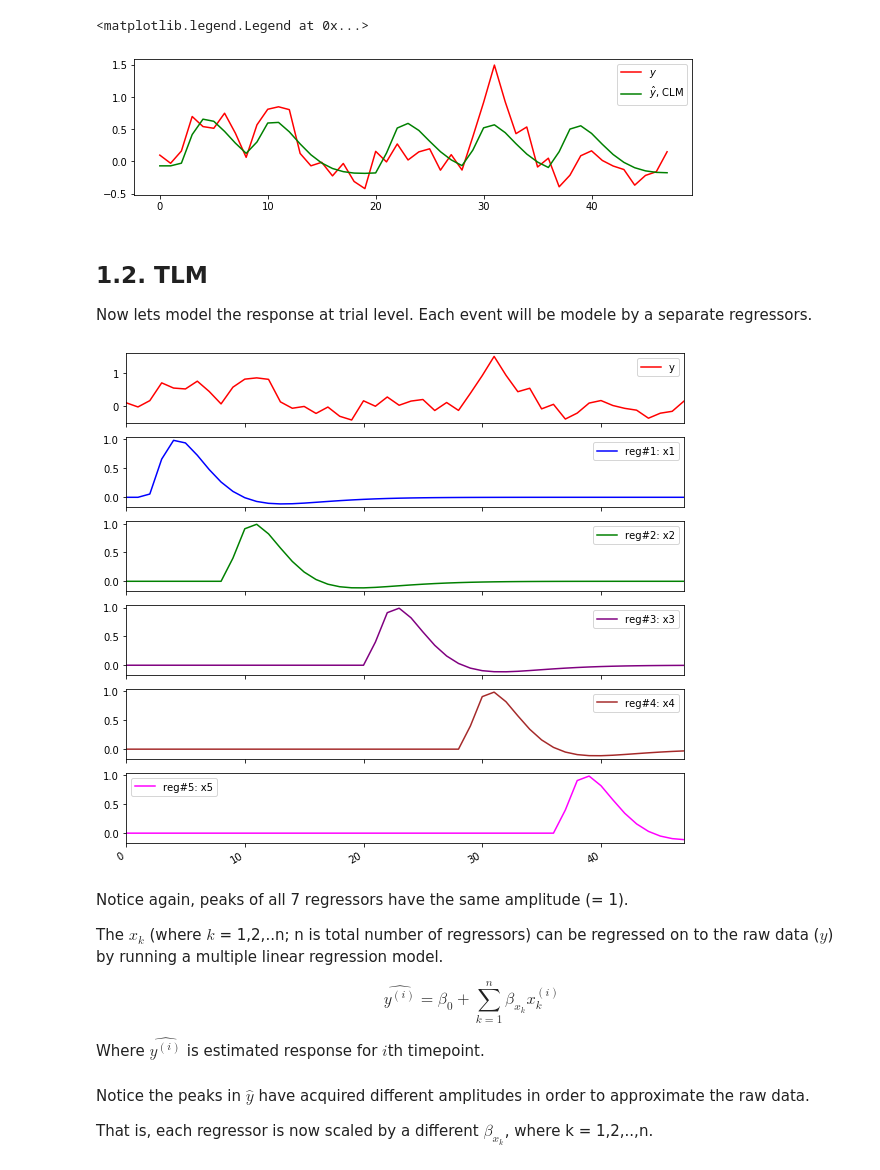
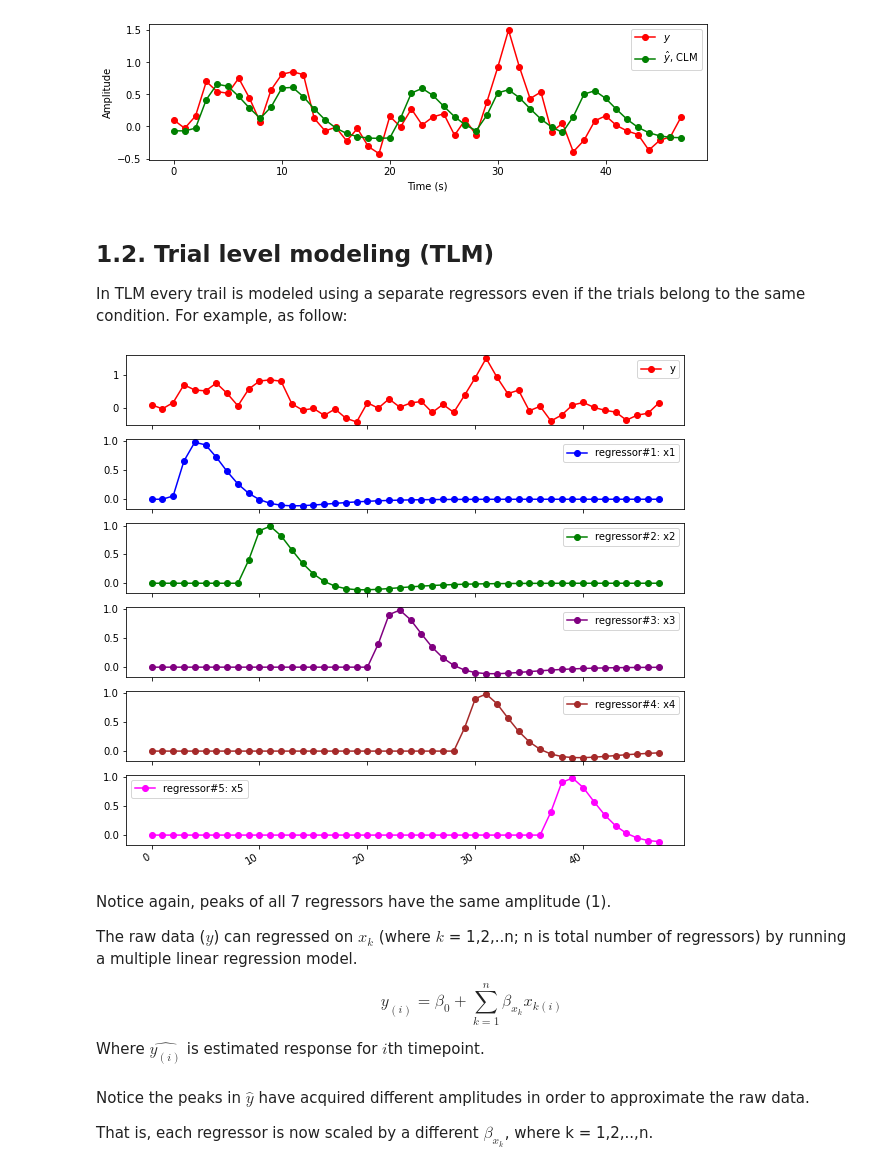
Before and after one commit to chirag90in/eCON_old, a Jupyter notebook: GLM.ipynb, the cells around one changed output. Cells and saved outputs as stored; diff of their text form; code cells hidden in the pictures.

```diff
--- a/GLM.ipynb
+++ b/GLM.ipynb
@@ -127,30 +125,31 @@ The 0.64 is the scaling factor ($\beta_{x}$ in the equation above) for the regre
 # %%
 plt.figure(figsize=(10,2.5))
-plt.plot(raw,color='red',label='$y$')
-plt.plot(y_hat_clm,color='green',label=r'$\hat{y}$, CLM')
-plt.legend()
+plt.plot(raw,color='red',label='$y$',marker='o')
+plt.plot(y_hat_clm,color='green',label=r'$\hat{y}$, CLM',marker='o')
+plt.xlabel('Time (s)')
+plt.ylabel('Amplitude')
+_=plt.legend()
 # %% [output]
-<matplotlib.legend.Legend at 0x...>
-[figure, old version]
+[figure, new version]
-# %% [markdown]
-## 1.2. TLM
-
-Now lets model the response at trial level. Each event will be modele by a separate regressors.
+# %% [markdown]
+## 1.2. Trial level modeling (TLM)
+
+In TLM every trail is modeled using a separate regressors even if the trials belong to the same condition. For example, as follow:
 # %%
 _=pd.DataFrame(np.hstack((raw[:,None],tlm_reg)),
-               columns=['y']+['reg#%i: x%i' %(i,i) for i in range(1,6)]).plot(subplots=True,
+               columns=['y']+['regressor#%i: x%i' %(i,i) for i in range(1,6)]).plot(subplots=True,
                                                                        color=['red','blue','green','purple','brown','magenta','cyan','black'],
-                                                                       figsize=(10,10))
+                                                                       figsize=(10,10),marker='o')
 # %% [output]
-[figure, old version]
+[figure, new version]
 # %% [markdown]
-Notice again, peaks of all 7 regressors have the same amplitude (= 1).
+Notice again, peaks of all 7 regressors have the same amplitude (1).
 
-The $x_{k}$ (where $k$ = 1,2,..n; n is total number of regressors) can be regressed on to the raw data ($y$) by running a multiple linear regression model.
+The raw data ($y$) can regressed on $x_{k}$ (where $k$ = 1,2,..n; n is total number of regressors) by running a multiple linear regression model.
 
-$$\hat{y^{(i)}} = \beta_{0} + \sum^{n}_{k = 1}{\beta_{x_{k}}x^{(i)}_{k}}$$
+$$\hat{y_{(i)}} = \beta_{0} + \sum^{n}_{k = 1}{\beta_{x_{k}}x_{k(i)}}$$
 
-Where $\hat{y^{(i)}}$ is estimated response for $i$th timepoint.
+Where $\hat{y_{(i)}}$ is estimated response for $i$th timepoint.
 # %%
 lm_tlm = LinearRegression()
 X_tlm = add_constant(tlm_reg)
```
Also changed, not shown: parts of 22 cells of this notebook.
